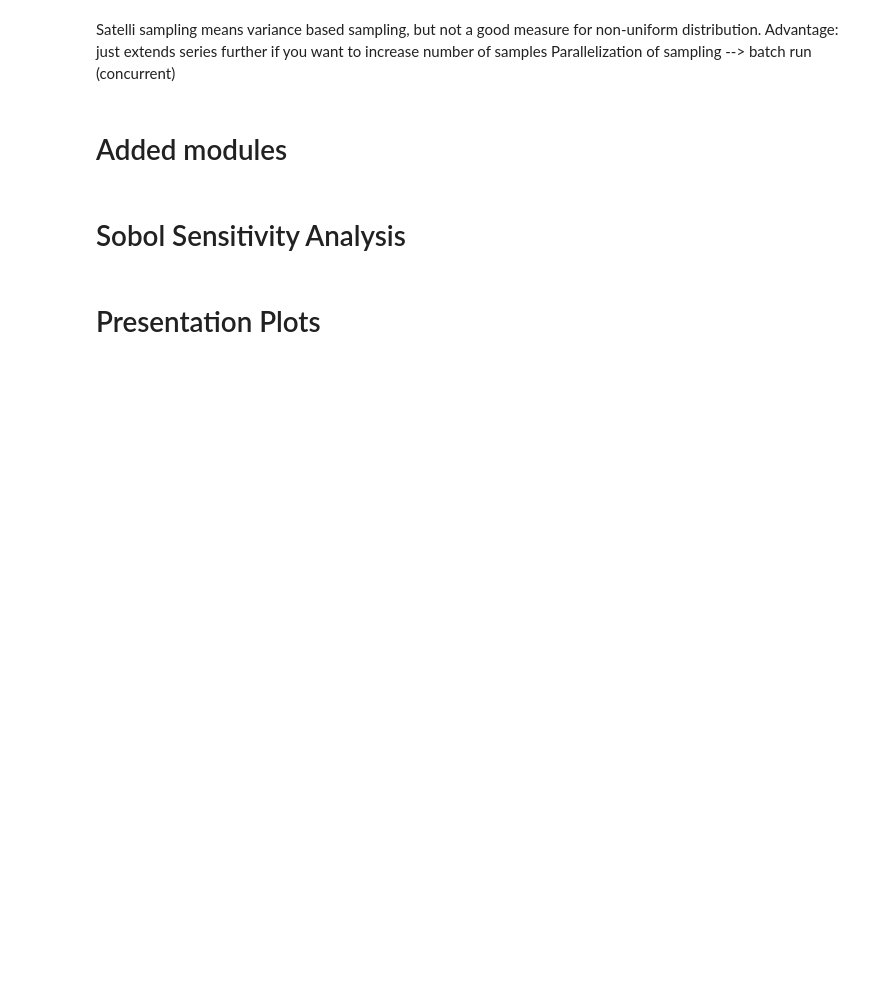
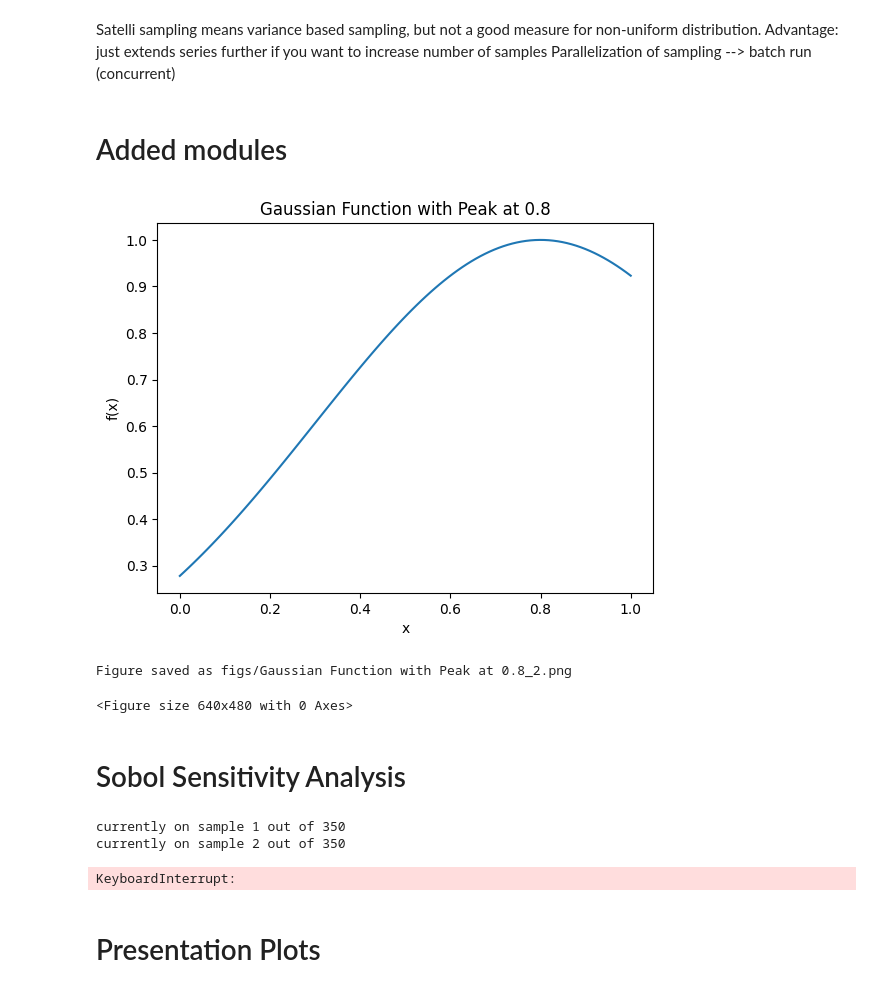
Before and after one commit to ThomasTenDamme/ABM_Group_3, a Jupyter notebook: Mesa Schelling Housing/nb_Kaya.ipynb, the cells around one changed output. Saved outputs shown, nothing was run; the diff lists cells and outputs as text; code cells hidden in the pictures; blank space fills up the shorter version.

Commit message:
checkpoint saving + figure saving

```diff
--- a/Mesa Schelling Housing/nb_Kaya.ipynb
+++ b/Mesa Schelling Housing/nb_Kaya.ipynb
@@ -7,4 +8,24 @@ import warnings
 warnings.filterwarnings('ignore')
+# %%
+# check if filename already exists, if so add number
+def check_filename(filename):
+    filename = "figs/" +  filename
+    if os.path.exists(filename + ".png"):
+        i = 1
+        while True:
+            new_filename = filename + "_" + str(i)
+            if os.path.exists(new_filename + ".png"):
+                i += 1
+            else:
+                return new_filename + ".png"
+    else:
+        return filename + ".png"
+
+# save figure
+def save_figure(fig, filename):
+    filename = check_filename(filename)
+    fig.savefig(filename)
+    print(f'Figure saved as {filename}')
 # %% [markdown]
 Satelli sampling means variance based sampling, but not a good measure for non-uniform distribution. Advantage: just extends series further if you want to increase number of samples
 Parallelization of sampling --> batch run (concurrent)
@@ -22,22 +43,28 @@ def get_theta(x, mu, sigma):
 # %%
 def gaussian_function(x, mu, sigma):
     return np.exp(-((x - mu) ** 2) / (2 * sigma ** 2))
 
 # Example usage:
 x_values = np.linspace(0, 1, 100)
 mu = 0.8  # Peak in the middle
 sigma = 0.5  # Controls the width
 
 y_values = gaussian_function(x_values, mu, sigma)
 
 # You can plot the function to visualize it
 import matplotlib.pyplot as plt
 
 plt.plot(x_values, y_values)
 plt.xlabel('x')
 plt.ylabel('f(x)')
 plt.title(f'Gaussian Function with Peak at {mu}')
 plt.show()
+
+save_figure(plt, f'Gaussian Function with Peak at {mu}')
+# %% [output]
+[figure, added]
+Figure saved as figs/Gaussian Function with Peak at 0.8_2.png
+<Figure size 640x480 with 0 Axes>
 # %% [markdown]
 # Sobol Sensitivity Analysis
 # %%
@@ -144,6 +171,14 @@ for i, X in enumerate(samples):
     result_desirability[i] = schelling_SA(iterations, model_steps, burn_in, *X)[0]
     result_agent[i] = schelling_SA(iterations, model_steps, burn_in, *X)[1]
     result_utility[i] = schelling_SA(iterations, model_steps, burn_in, *X)[2]
+    # save intermediate results to csv using pandas
+    pd.DataFrame(result_desirability).to_csv('results/sa_desirability.csv')
+    pd.DataFrame(result_agent).to_csv('results/sa_agent.csv')
+    pd.DataFrame(result_utility).to_csv('results/sa_utility.csv')
+# %% [output]
+currently on sample 1 out of 350
+currently on sample 2 out of 350
+KeyboardInterrupt:
 # %%
 # Step 4: analyse results
 Si_desirability = sobol.analyze(problem, result_desirability, print_to_console=True)
```
Also changed, not shown: parts of 5 cells of this notebook.
